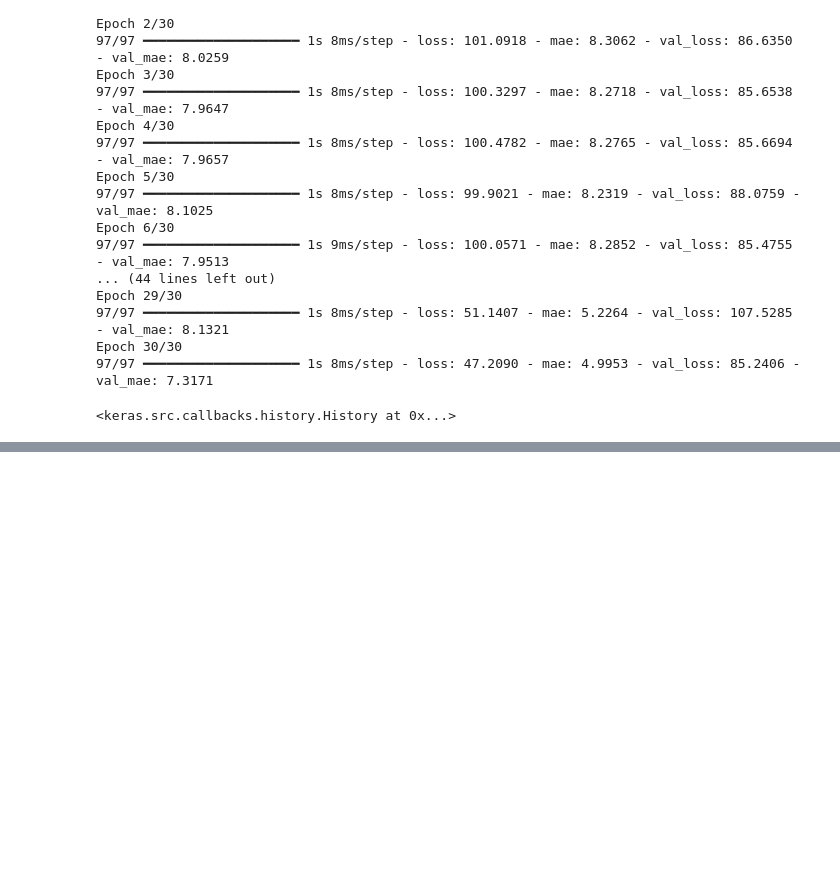
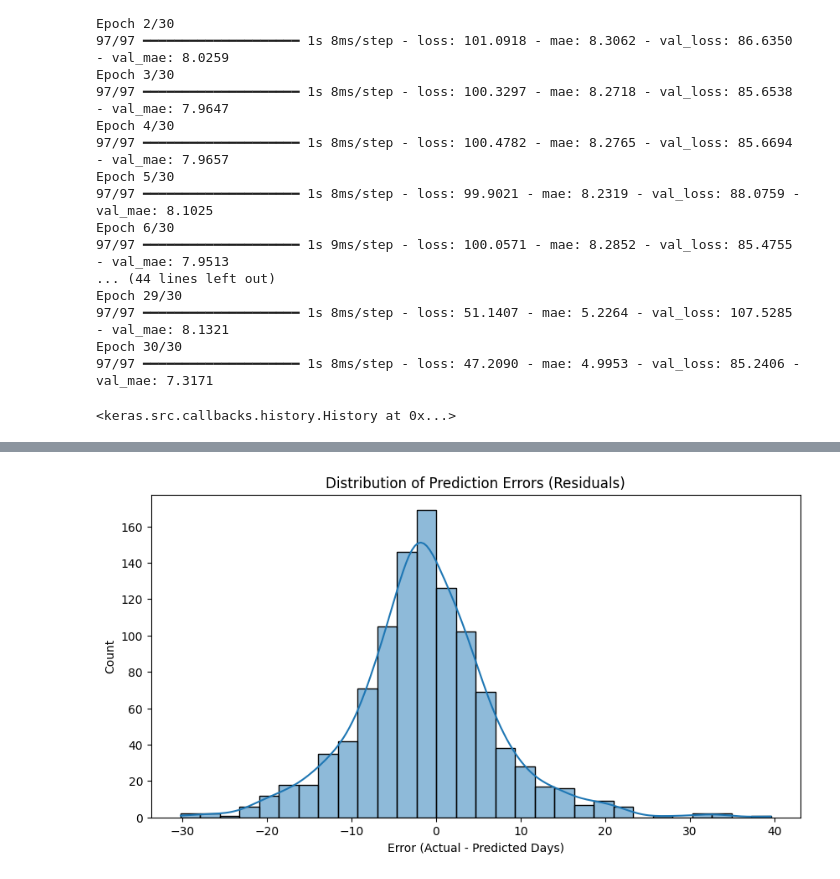
Before and after one commit to 24Priyanshi/period-tracker, a Jupyter notebook: mensturalTracker.ipynb, the cells around one changed output, grey strips where cells are left out. Saved outputs shown, nothing was run; the diff lists cells and outputs as text; code cells hidden in the pictures; blank space fills up the shorter version.

```diff
--- a/mensturalTracker.ipynb
+++ b/mensturalTracker.ipynb
@@ -321,0 +357,10 @@ Epoch 30/30
+# %%
+# 4. Error Distribution (Residuals)
+residuals = y_test.flatten() - y_pred.flatten()
+plt.figure(figsize=(10, 5))
+sns.histplot(residuals, kde=True, bins=30)
+plt.title('Distribution of Prediction Errors (Residuals)')
+plt.xlabel('Error (Actual - Predicted Days)')
+plt.savefig('residuals_dist.png')
+# %% [output]
+[figure, added]
```
Also changed, not shown: parts of 4 cells of this notebook.
